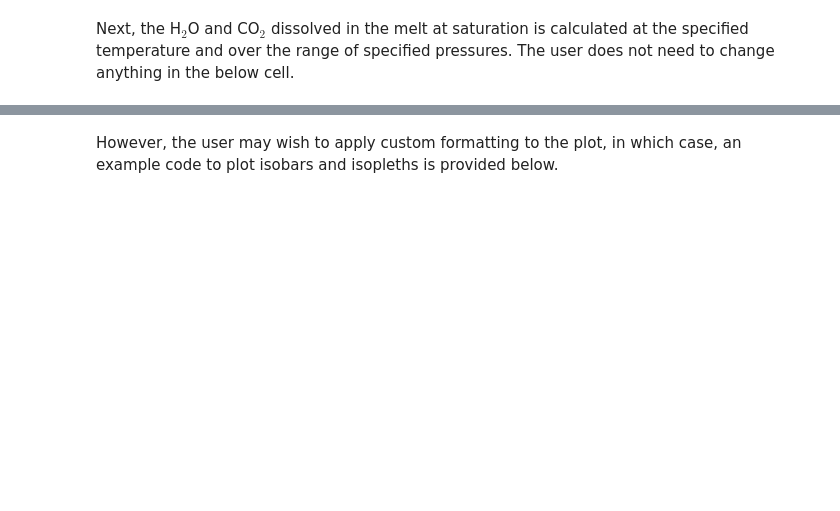
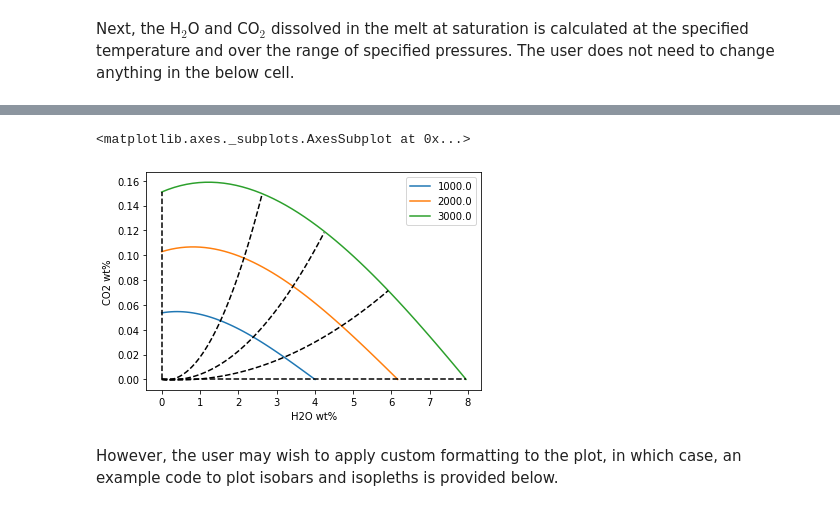
Before and after one commit to kaylai/VESIcal, a Jupyter notebook: manuscript/Manuscript.ipynb, the cells around one changed output, grey strips where cells are left out. Drawn from its saved outputs; the diff is of its cells as text; code cells hidden in the pictures; blank space fills up the shorter version.

```diff
--- a/manuscript/Manuscript.ipynb
+++ b/manuscript/Manuscript.ipynb
@@ -474,11 +496,12 @@ bulk_comp = myfile.get_sample_oxide_comp(SampleName, norm='standard')
 temperature = 1000.0
 
 """Define a list of pressures in bars:"""
-pressures = [1000.0, 2000.0, 3000.0, 4000.0, 5000.0]
+pressures = [1000.0, 2000.0, 3000.0]
 # %% [markdown]
 Next, the H$_2$O and CO$_2$ dissolved in the melt at saturation is calculated at the specified temperature and over the range of specified pressures. The user does not need to change anything in the below cell.
 # %%
-isobars = m.calculate_isobars_and_isopleths(sample=bulk_comp,
+isobars, isopleths = m.calculate_isobars_and_isopleths(sample=bulk_comp,
                                             temperature=temperature,
                                             pressure_list=pressures,
+                                            isopleth_list=[0.25,0.5,0.75],
                                             print_status=True).result
@@ -495,5 +544,8 @@ The `plot_isobars_and_isopleths(self, isobars_df)` function takes in a pandas Da
 # %%
-model.plot_isobars_and_isopleths(isobars)
+m.plot_isobars_and_isopleths(isobars, isopleths)
+# %% [output]
+<matplotlib.axes._subplots.AxesSubplot at 0x...>
+[figure, added]
 # %% [markdown]
 However, the user may wish to apply custom formatting to the plot, in which case, an example code to plot isobars and isopleths is provided below.
 # %%
```
Also changed, not shown: parts of 8 cells of this notebook, 2 other files.
